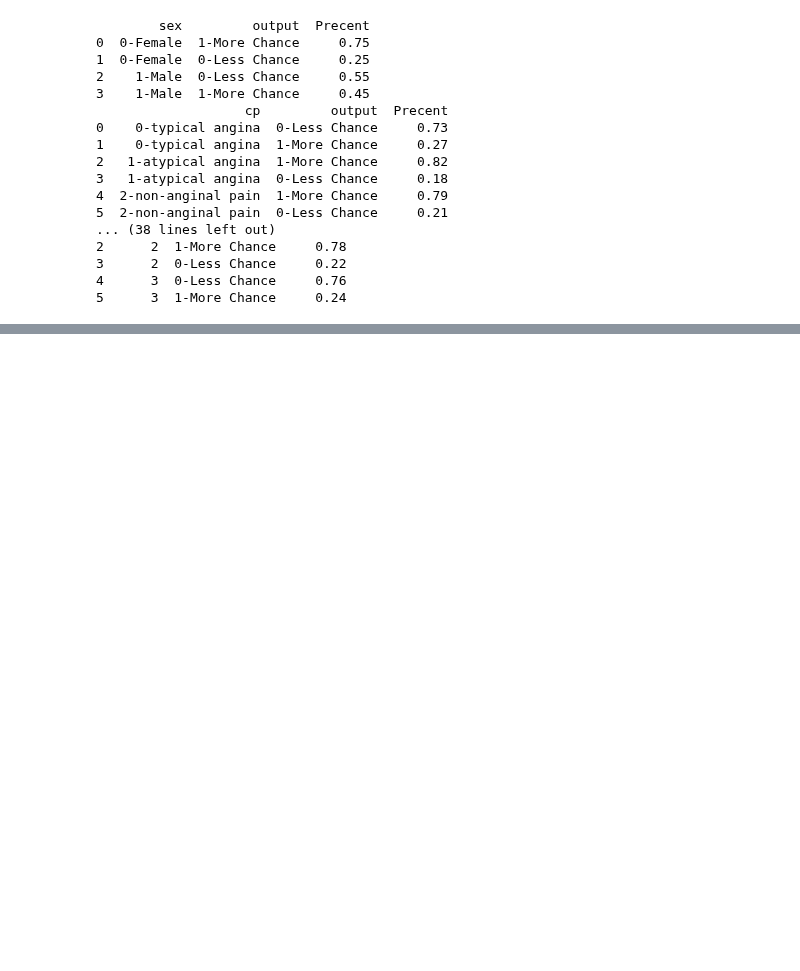
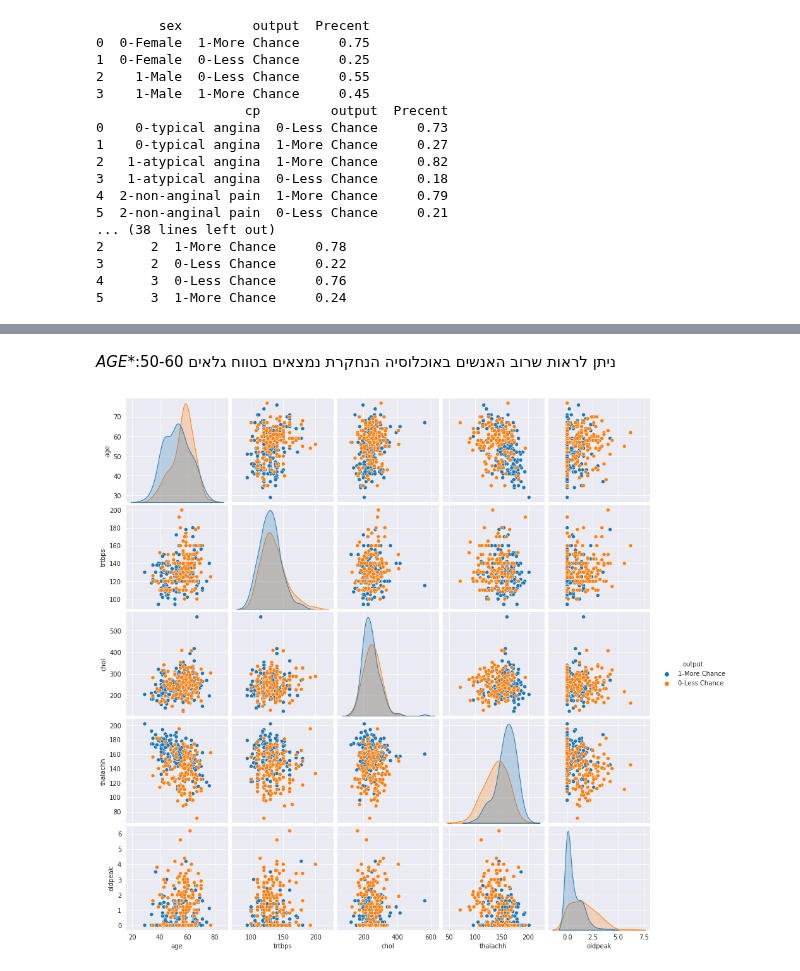
Before and after one commit to DimaUd/Heart-Attack, a Jupyter notebook: Test.ipynb, the cells around one changed output, grey strips where cells are left out. Drawn from its saved outputs; the diff is of its cells as text; code cells hidden in the pictures; blank space fills up the shorter version.

```diff
--- a/Test.ipynb
+++ b/Test.ipynb
@@ -523,0 +586,6 @@ for name in heart_data_vis[categorical_features].columns:
+# %% [markdown]
+*AGE**:ניתן לראות שרוב האנשים באוכלוסיה הנחקרת נמצאים בטווח גלאים 50-60
+# %%
+sns.pairplot(data=heart_data_vis[['age', 'trtbps', 'chol', 'thalachh', 'oldpeak','output']],hue='output');
+# %% [output]
+[figure, added]
```
Also changed, not shown: parts of 10 cells of this notebook.
